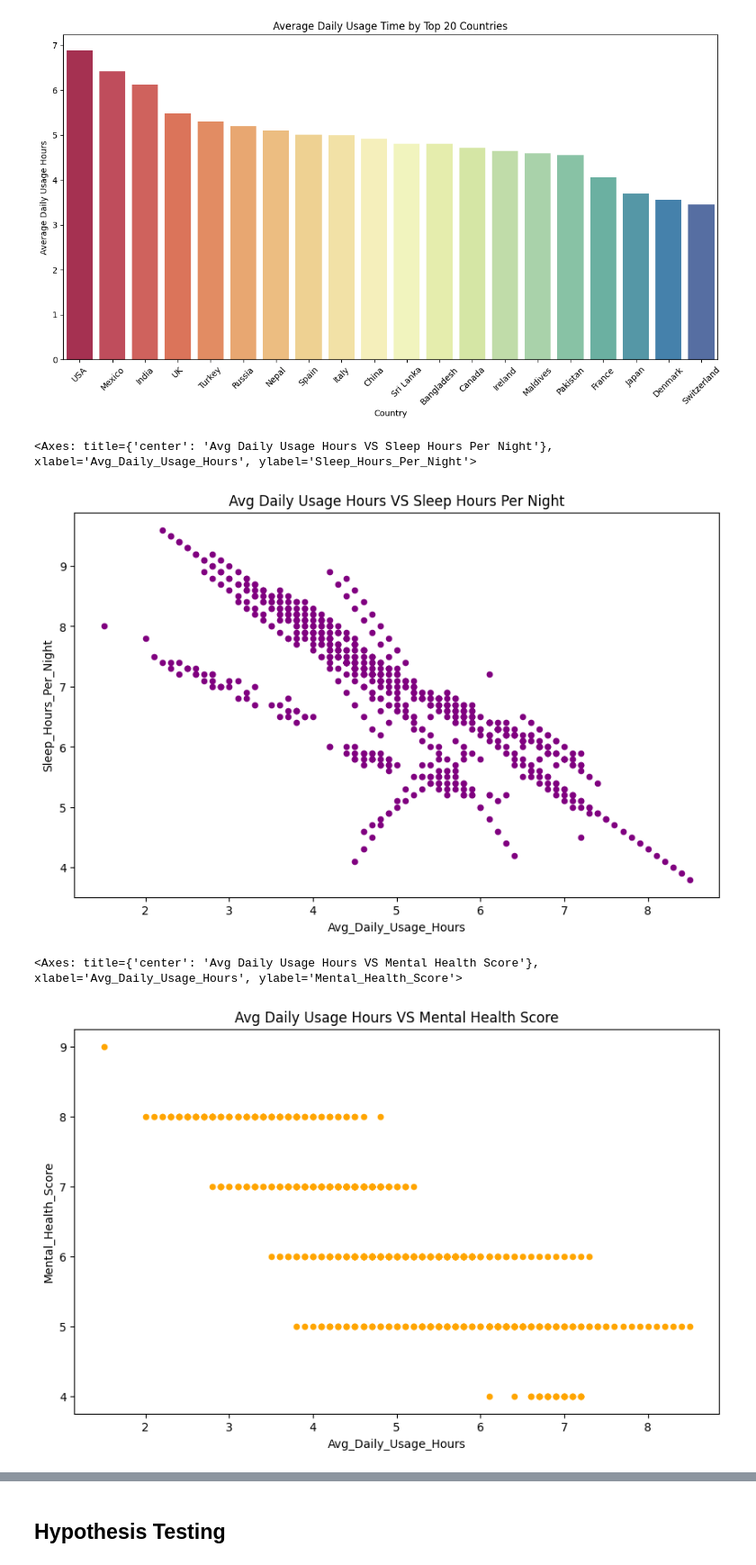
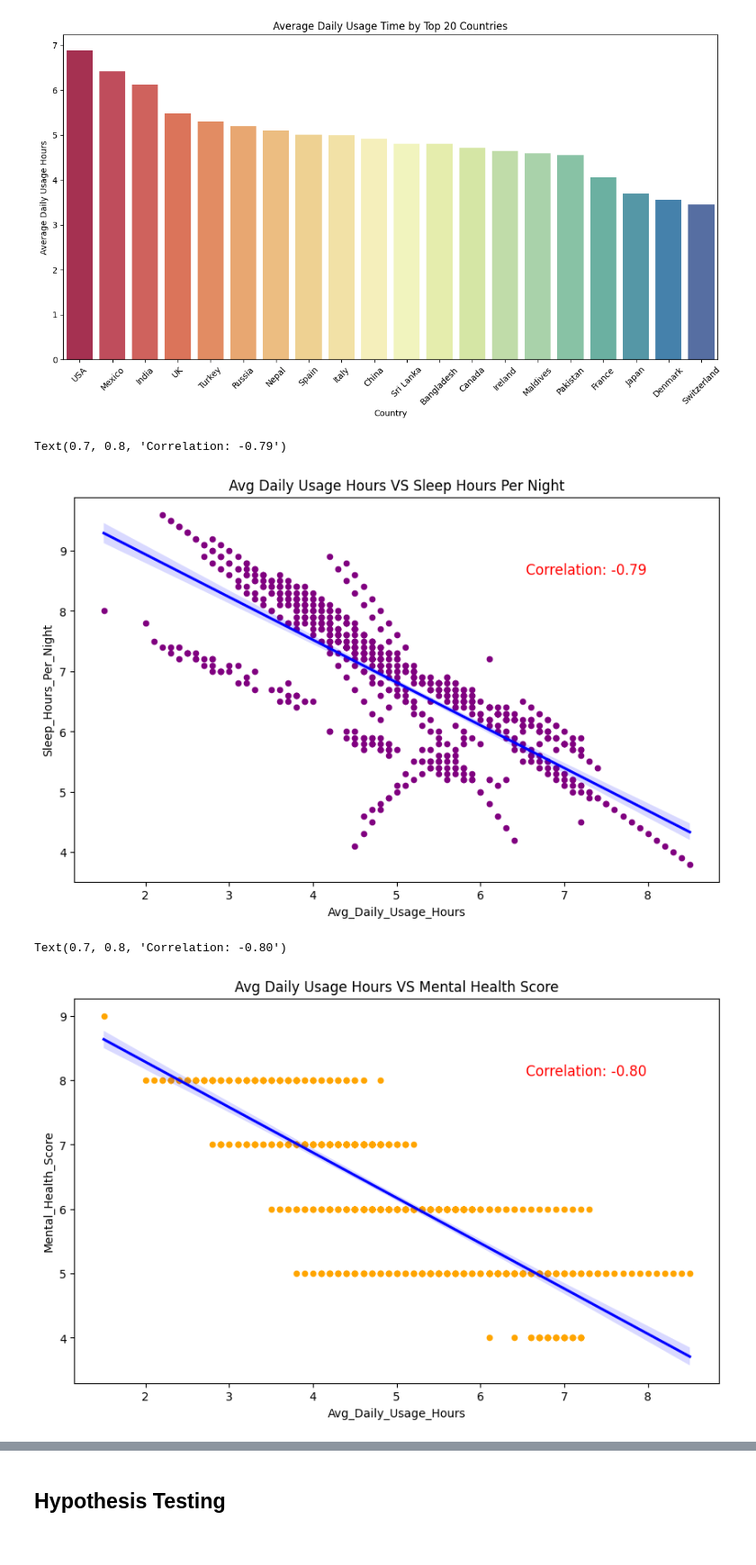
Before and after one commit to ArisuKokomi/STAT1000J_FinalProject, a Jupyter notebook: Social Media.ipynb, the cells around one changed output, grey strips where cells are left out. Shown: that part at 90% size. Cells and saved outputs as stored; diff of their text form; code cells hidden in the pictures.

Commit message:
Regression Added

```diff
--- a/Social Media.ipynb
+++ b/Social Media.ipynb
@@ -188,15 +188,23 @@ plt.xticks(rotation=45)
 # %%
 # Avg Daily Usage Hours VS Sleep Hours Per Night
 data.plot(kind='scatter', x='Avg_Daily_Usage_Hours', y='Sleep_Hours_Per_Night', title='Avg Daily Usage Hours VS Sleep Hours Per Night', figsize=(10, 6), color='purple')
+# Adding a regression line to the scatter plot
+sns.regplot(x='Avg_Daily_Usage_Hours', y='Sleep_Hours_Per_Night', data=data, scatter=False, color='blue')
+correlation = data['Avg_Daily_Usage_Hours'].corr(data['Sleep_Hours_Per_Night'])
+plt.text(0.7, 0.8, f'Correlation: {correlation:.2f}', transform=plt.gca().transAxes, fontsize=12, color='red')
 # %% [output]
-<Axes: title={'center': 'Avg Daily Usage Hours VS Sleep Hours Per Night'}, xlabel='Avg_Daily_Usage_Hours', ylabel='Sleep_Hours_Per_Night'>
+Text(0.7, 0.8, 'Correlation: -0.79')
-[figure, old version]
+[figure, new version]
 # %%
 # Avg Daily Usage Hours VS Mental Health Score
 data.plot(kind='scatter', x='Avg_Daily_Usage_Hours', y='Mental_Health_Score', title='Avg Daily Usage Hours VS Mental Health Score', figsize=(10, 6), color='orange')
+# Adding a regression line to the scatter plot
+sns.regplot(x='Avg_Daily_Usage_Hours', y='Mental_Health_Score', data=data, scatter=False, color='blue')
+correlation = data['Avg_Daily_Usage_Hours'].corr(data['Mental_Health_Score'])
+plt.text(0.7, 0.8, f'Correlation: {correlation:.2f}', transform=plt.gca().transAxes, fontsize=12, color='red')
 # %% [output]
-<Axes: title={'center': 'Avg Daily Usage Hours VS Mental Health Score'}, xlabel='Avg_Daily_Usage_Hours', ylabel='Mental_Health_Score'>
+Text(0.7, 0.8, 'Correlation: -0.80')
-[figure, old version]
+[figure, new version]
 # %%
 # heatmap of addiction score
 numeric_columns = [
```
Also changed, not shown: parts of 1 cell of this notebook, 1 other file.
